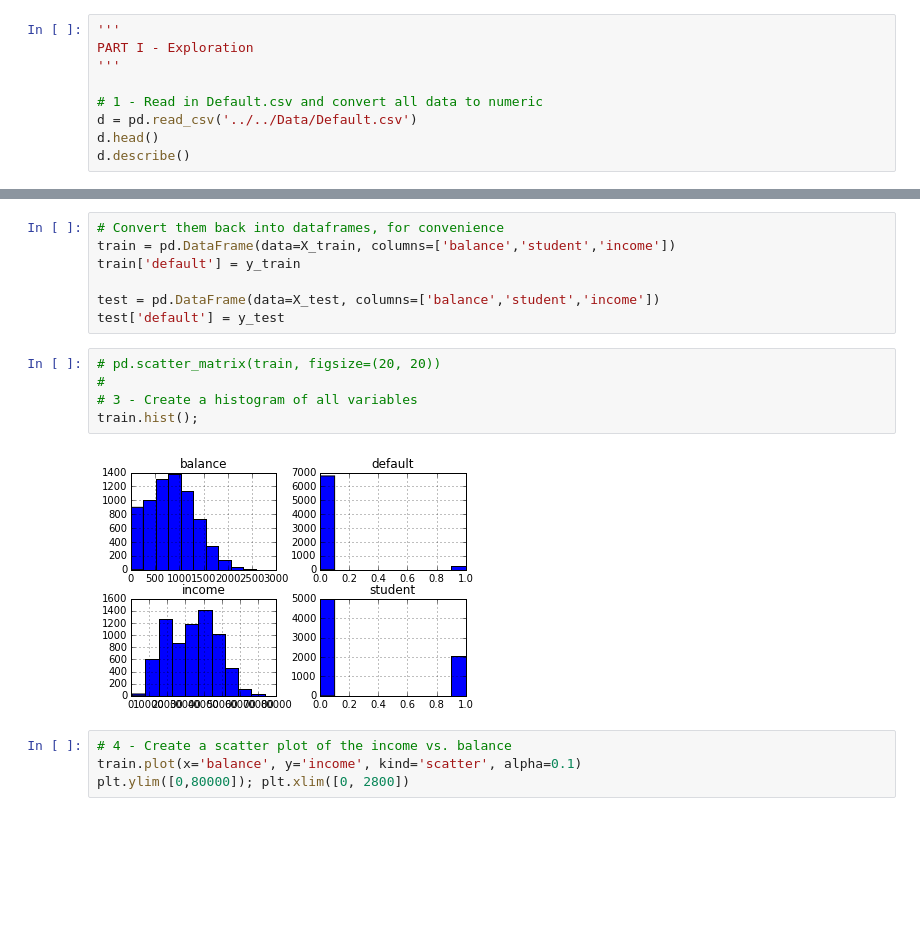
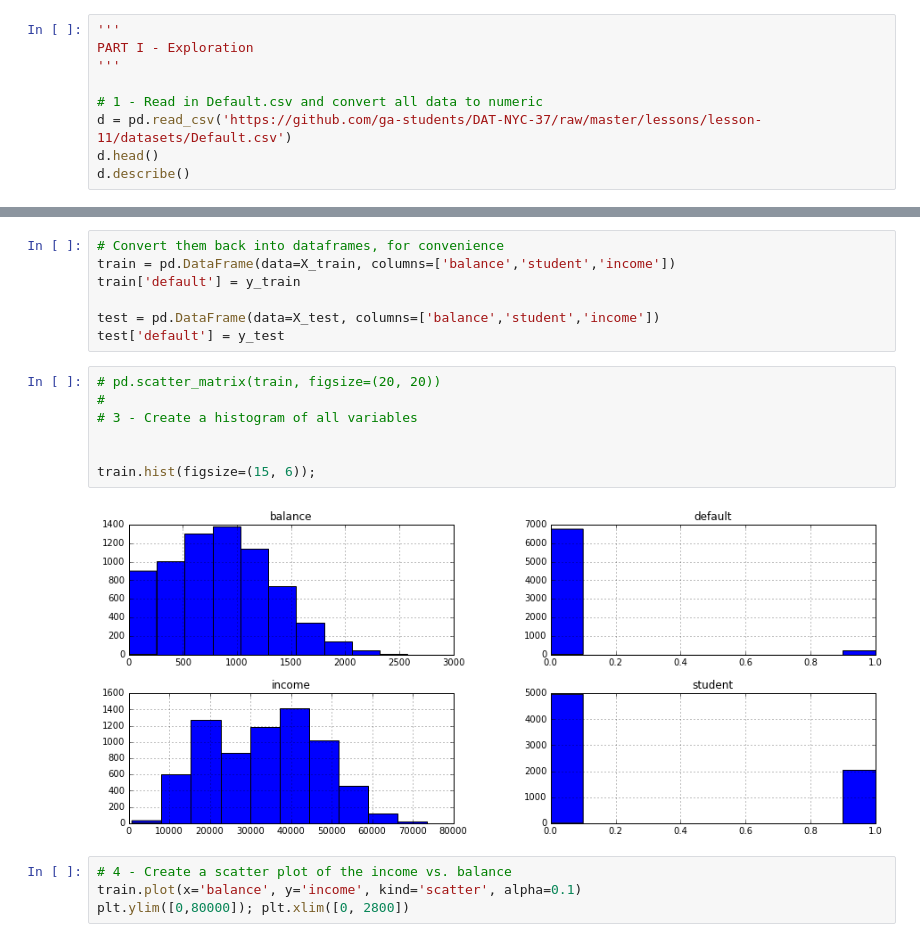
Before and after one commit to nicolairobles/DAT-NYC-37, a Jupyter notebook: lessons/lesson-11/LogisticRegression-LoanDefault.ipynb, the cells around one changed output, grey strips where cells are left out. Saved outputs shown, nothing was run; the diff lists cells and outputs as text; blank space fills up the shorter version.

Commit message:
Cleanup content for Lesson 11

```diff
--- a/lessons/lesson-11/LogisticRegression-LoanDefault.ipynb
+++ b/lessons/lesson-11/LogisticRegression-LoanDefault.ipynb
@@ -37,7 +37,7 @@ PART I - Exploration
 '''
 
 # 1 - Read in Default.csv and convert all data to numeric
-d = pd.read_csv('../../Data/Default.csv')
+d = pd.read_csv('https://github.com/ga-students/DAT-NYC-37/raw/master/lessons/lesson-11/datasets/Default.csv')
 d.head()
 d.describe()
 # %% [output]
@@ -69,10 +69,12 @@ test['default'] = y_test
 # %%
 # pd.scatter_matrix(train, figsize=(20, 20))
 #
 # 3 - Create a histogram of all variables
-train.hist();
+
+
+train.hist(figsize=(15, 6));
 # %% [output]
-[figure, old version]
+[figure, new version]
 # %%
 # 4 - Create a scatter plot of the income vs. balance
 train.plot(x='balance', y='income', kind='scatter', alpha=0.1)
```
Also changed, not shown: parts of 4 cells of this notebook, 7 other files.
